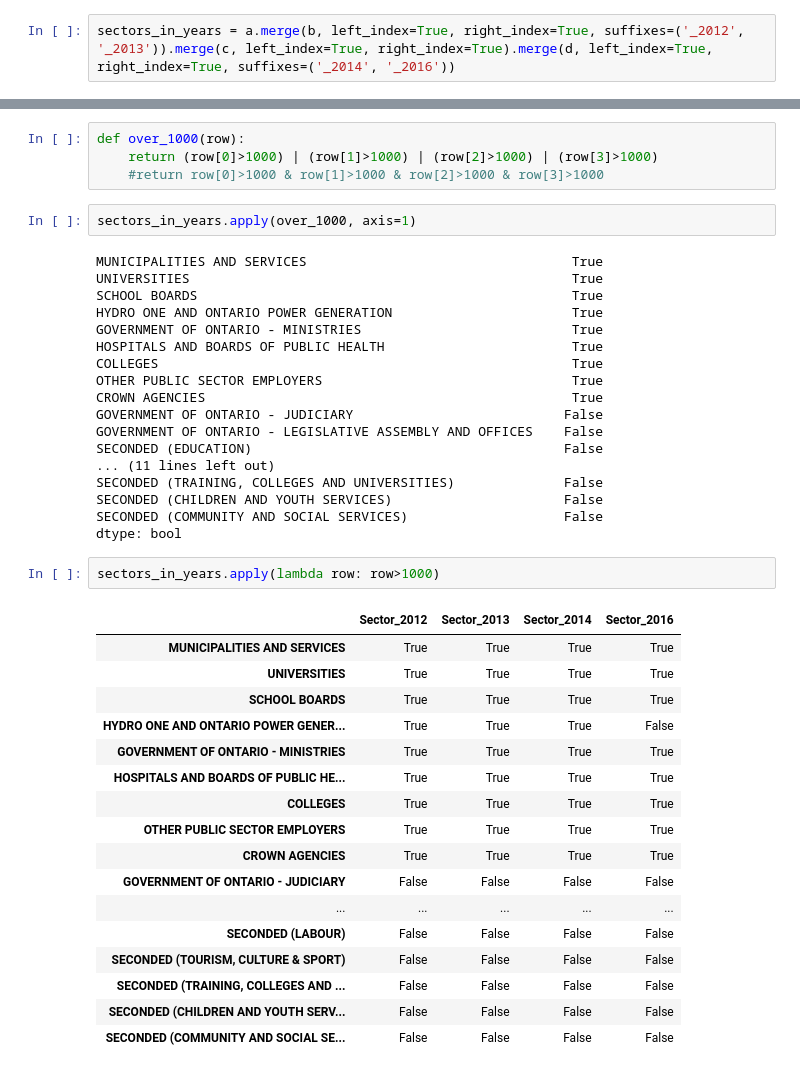
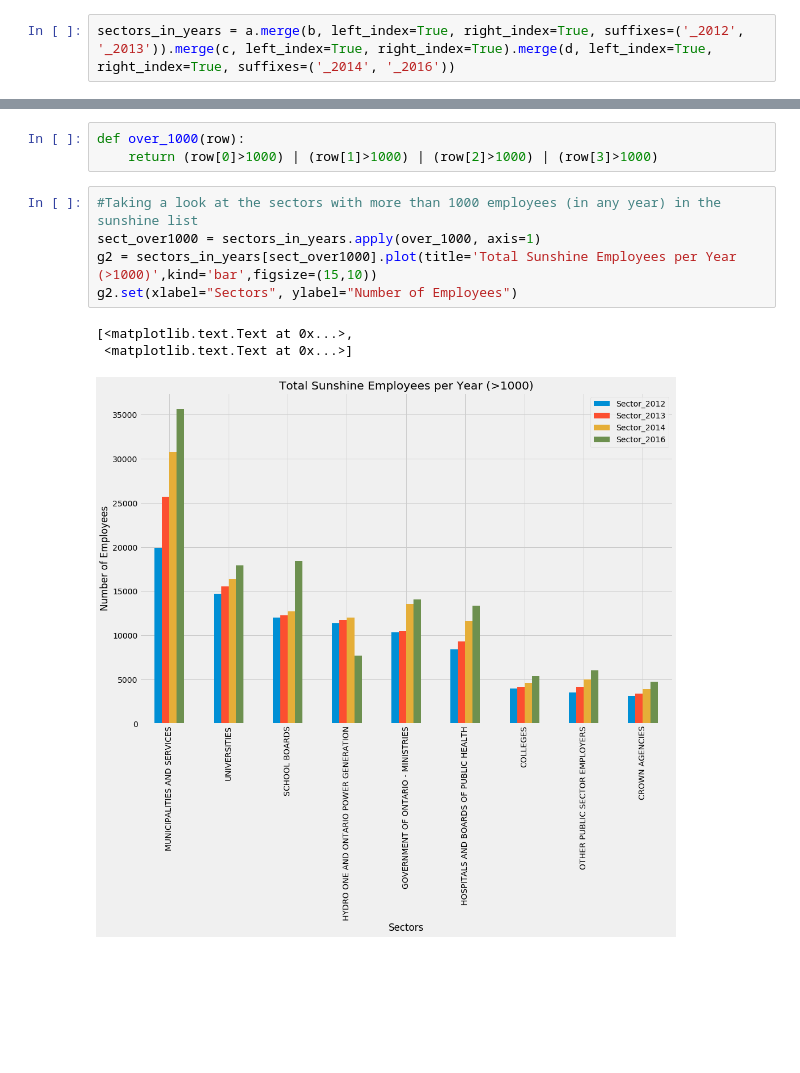
Before and after one commit to StanleyTYLau/Sunshine_List, a Jupyter notebook: Ontario Sunshine List.ipynb, the cells around one changed output, grey strips where cells are left out. Drawn from its saved outputs; the diff is of its cells as text; blank space fills up the shorter version.

```diff
--- a/Ontario Sunshine List.ipynb
+++ b/Ontario Sunshine List.ipynb
@@ -284,44 +302,12 @@ sectors_in_years.plot(kind='bar',figsize=(15,10))
 # %%
 def over_1000(row):
     return (row[0]>1000) | (row[1]>1000) | (row[2]>1000) | (row[3]>1000)
-    #return row[0]>1000 & row[1]>1000 & row[2]>1000 & row[3]>1000
-# %%
-sectors_in_years.apply(over_1000, axis=1)
-# %% [output]
-MUNICIPALITIES AND SERVICES                                  True
-UNIVERSITIES                                                 True
-SCHOOL BOARDS                                                True
-HYDRO ONE AND ONTARIO POWER GENERATION                       True
-GOVERNMENT OF ONTARIO - MINISTRIES                           True
-HOSPITALS AND BOARDS OF PUBLIC HEALTH                        True
-COLLEGES                                                     True
-OTHER PUBLIC SECTOR EMPLOYERS                                True
-CROWN AGENCIES                                               True
-GOVERNMENT OF ONTARIO - JUDICIARY                           False
-GOVERNMENT OF ONTARIO - LEGISLATIVE ASSEMBLY AND OFFICES    False
-SECONDED (EDUCATION)                                        False
-... (11 lines left out)
-SECONDED (TRAINING, COLLEGES AND UNIVERSITIES)              False
-SECONDED (CHILDREN AND YOUTH SERVICES)                      False
-SECONDED (COMMUNITY AND SOCIAL SERVICES)                    False
-dtype: bool
-# %%
-sectors_in_years.apply(lambda row: row>1000)
-# %% [output]
-|  | Sector_2012 | Sector_2013 | Sector_2014 | Sector_2016 |
-| MUNICIPALITIES AND SERVICES | True | True | True | True |
-| UNIVERSITIES | True | True | True | True |
-| SCHOOL BOARDS | True | True | True | True |
-| HYDRO ONE AND ONTARIO POWER GENER... | True | True | True | False |
-| GOVERNMENT OF ONTARIO - MINISTRIES | True | True | True | True |
-| HOSPITALS AND BOARDS OF PUBLIC HE... | True | True | True | True |
-| COLLEGES | True | True | True | True |
-| OTHER PUBLIC SECTOR EMPLOYERS | True | True | True | True |
-| CROWN AGENCIES | True | True | True | True |
-| GOVERNMENT OF ONTARIO - JUDICIARY | False | False | False | False |
-| ... | ... | ... | ... | ... |
-| SECONDED (LABOUR) | False | False | False | False |
-| SECONDED (TOURISM, CULTURE & SPORT) | False | False | False | False |
-| SECONDED (TRAINING, COLLEGES AND ... | False | False | False | False |
-| SECONDED (CHILDREN AND YOUTH SERV... | False | False | False | False |
-| SECONDED (COMMUNITY AND SOCIAL SE... | False | False | False | False |
+# %%
+#Taking a look at the sectors with more than 1000 employees (in any year) in the sunshine list
+sect_over1000 = sectors_in_years.apply(over_1000, axis=1)
+g2 = sectors_in_years[sect_over1000].plot(title='Total Sunshine Employees per Year (>1000)',kind='bar',figsize=(15,10))
+g2.set(xlabel="Sectors", ylabel="Number of Employees")
+# %% [output]
+[<matplotlib.text.Text at 0x...>,
+ <matplotlib.text.Text at 0x...>]
+[figure, added]
```
Also changed, not shown: parts of 13 cells of this notebook.
